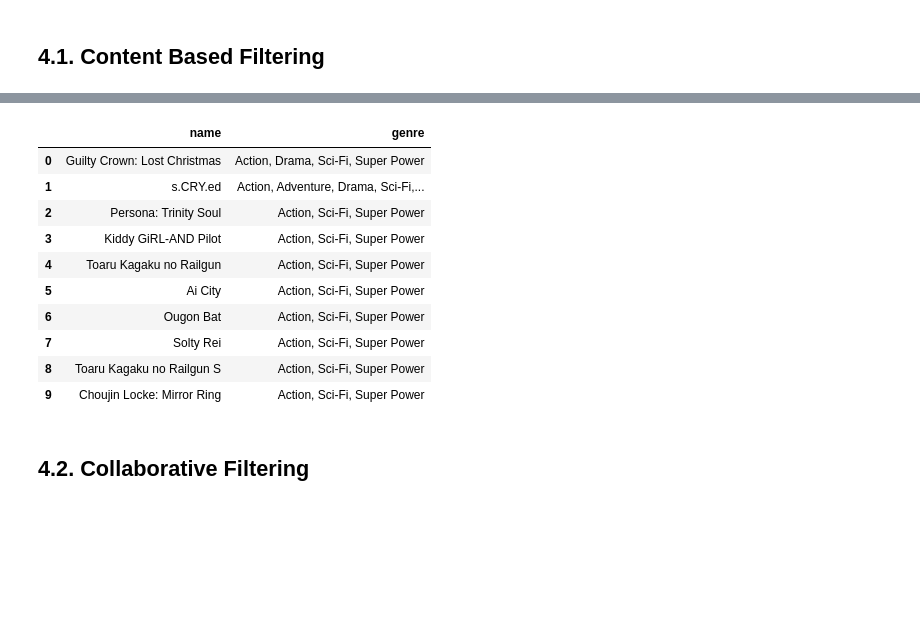
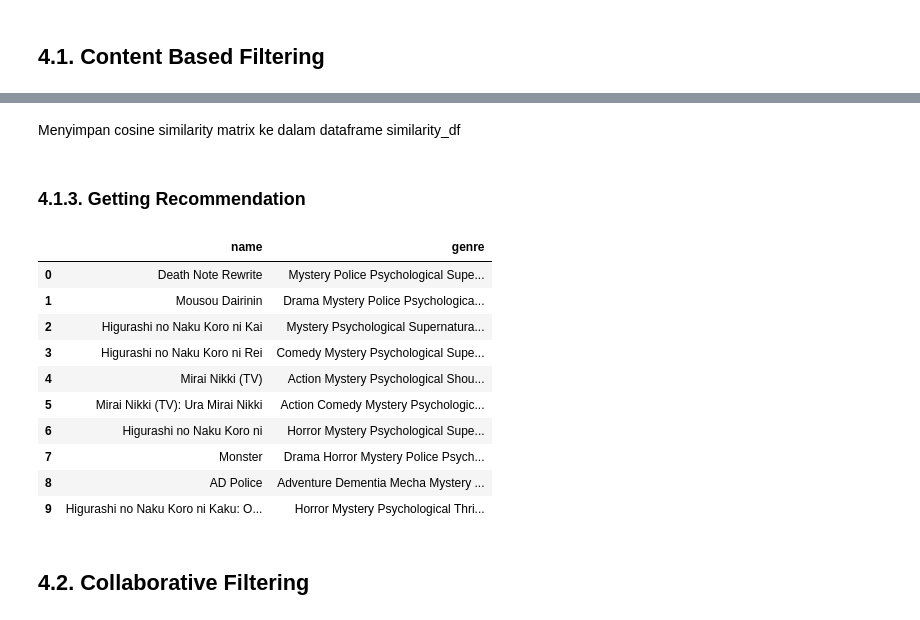
Before and after one commit to yasir-rtx/dbs_ML_expert_project02, a Jupyter notebook: model.ipynb, the cells around one changed output, grey strips where cells are left out. Drawn from its saved outputs; the diff is of its cells as text; code cells hidden in the pictures; blank space fills up the shorter version.

```diff
--- a/model.ipynb
+++ b/model.ipynb
@@ -204,0 +361,18 @@ Duplicated Data Count: 0
+# %%
+def onehot_genre(data):
+    # onehot = np.zeros((num_genre, 1))
+    onehot = np.zeros(num_genre)
+
+    # iterate genre in list_genres variabele
+    for i, genre in enumerate(list_genres):
+
+        # iterate genre in data variable / genre in dataframe
+        for g in data.split(','):
+
+            # assign 1 if genre from data found in list_genre
+            if genre == str(g).strip(): onehot[i] = 1
+
+    # Return Final one-hot encoding
+    return onehot
+# %%
+genres = DataFrame([onehot_genre(anime_df['genre'][0])], index=anime_df['name'], columns=list_genres)
@@ -204,0 +393,2 @@ Duplicated Data Count: 0
+# %%
+anime_df['genre'] = anime_df['genre'].apply(genre_encoding)
@@ -223,0 +478,5 @@ array(['action', 'adventure', 'ai', 'arts', 'cars', 'comedy', 'dementia',
+# %%
+# Menambahkan [token_pattern=r'\b\w+\b'] agar TFIDF tidak melewati karakter 1 digit
+tfidf = TfidfVectorizer(token_pattern=r'\b\w+\b')
+tfidf.fit(data['genre'])
+tfidf.get_feature_names_out()
@@ -265,10 +529,14 @@ array([[1.        , 0.14715318, 0.        , ..., 0.        , 0.        ,
         1.        ],
        [0.        , 0.        , 0.        , ..., 1.        , 1.        ,
         1.        ]])
+# %% [markdown]
+Menyimpan cosine similarity matrix ke dalam dataframe similarity_df
 # %%
 similarity_df = DataFrame(similarity, index=data['name'], columns=data['name'])
+# %% [markdown]
+### 4.1.3. Getting Recommendation
 # %%
-def anime_recommendations(name, similarity_data=similarity_df, items=anime_df[['name', 'genre']], k=10):
+def anime_recommendations(name, similarity_data=similarity_df, items=anime_df[['name', 'genre']], k=5):
     try:
         """
         Provides anime recommendations based on cosine similarity.
@@ -279,44 +547,45 @@ def anime_recommendations(name, similarity_data=similarity_df, items=anime_df[['
             items (pd.DataFrame): The DataFrame containing anime names and genres.
             k (int): The number of recommendations to return.
 
         Returns:
             pd.DataFrame: A DataFrame containing the top k recommendations.
         """
         # Get the similarity scores for the given anime
         similarity_scores = similarity_data.loc[:, name]
 
         # Check if similarity_scores is a DataFrame and convert it to a Series if necessary
         if isinstance(similarity_scores, DataFrame):
             similarity_scores = similarity_scores.iloc[:, 0]
 
         # Sort the scores in descending order and get the top k indices
         # We add 1 to k to exclude the anime itself from the recommendations
-        top_k_indices = similarity_scores.sort_values(ascending=False).index[1:k + 1]
+        top_k_indices = similarity_scores.sort_values(ascending=False).index[0:k + 1].drop(name)
 
         # Get the names of the recommended anime
         closest = top_k_indices
 
         # Return the recommendations as a DataFrame
         recommendation = DataFrame(closest).merge(items)
+        recommendation['genre'] = recommendation['genre'].apply(genre_decoding)
 
         return recommendation
 
     except KeyError as e:
         print("Tidak ada anime dengan judul serupa di dataset.")
         print("Input judul anime lain atau pastikan judul sudah benar")
 
-anime_recommendations('Guilty Crown')
+anime_recommendations('Death Note', k=10)
 # %% [output]
 |  | name | genre |
-| 0 | Guilty Crown: Lost Christmas | Action, Drama, Sci-Fi, Super Power |
-| 1 | s.CRY.ed | Action, Adventure, Drama, Sci-Fi,... |
-| 2 | Persona: Trinity Soul | Action, Sci-Fi, Super Power |
-| 3 | Kiddy GiRL-AND Pilot | Action, Sci-Fi, Super Power |
-| 4 | Toaru Kagaku no Railgun | Action, Sci-Fi, Super Power |
-| 5 | Ai City | Action, Sci-Fi, Super Power |
-| 6 | Ougon Bat | Action, Sci-Fi, Super Power |
-| 7 | Solty Rei | Action, Sci-Fi, Super Power |
-| 8 | Toaru Kagaku no Railgun S | Action, Sci-Fi, Super Power |
-| 9 | Choujin Locke: Mirror Ring | Action, Sci-Fi, Super Power |
+| 0 | Death Note Rewrite | Mystery Police Psychological Supe... |
+| 1 | Mousou Dairinin | Drama Mystery Police Psychologica... |
+| 2 | Higurashi no Naku Koro ni Kai | Mystery Psychological Supernatura... |
+| 3 | Higurashi no Naku Koro ni Rei | Comedy Mystery Psychological Supe... |
+| 4 | Mirai Nikki (TV) | Action Mystery Psychological Shou... |
+| 5 | Mirai Nikki (TV): Ura Mirai Nikki | Action Comedy Mystery Psychologic... |
+| 6 | Higurashi no Naku Koro ni | Horror Mystery Psychological Supe... |
+| 7 | Monster | Drama Horror Mystery Police Psych... |
+| 8 | AD Police | Adventure Dementia Mecha Mystery ... |
+| 9 | Higurashi no Naku Koro ni Kaku: O... | Horror Mystery Psychological Thri... |
 # %% [markdown]
 ## 4.2. Collaborative Filtering
```
Also changed, not shown: parts of 51 cells of this notebook, 1 other file.
